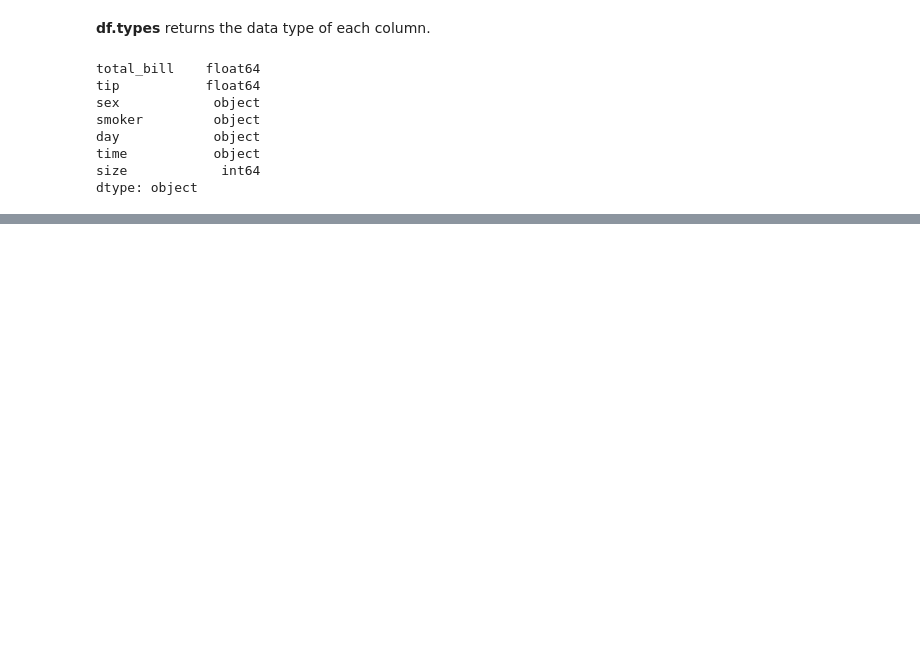
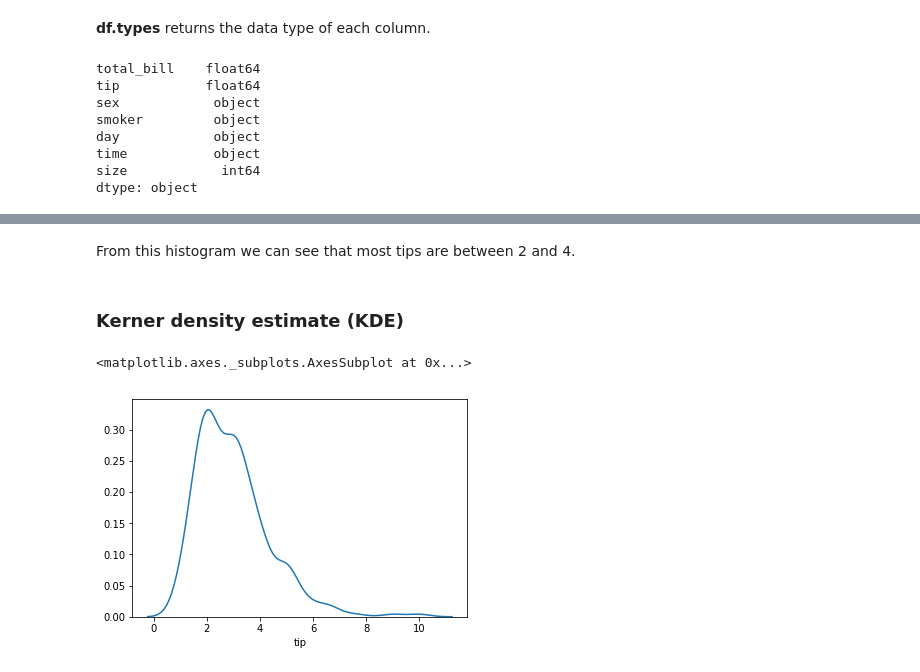
Before and after one commit to vukasm/project-2019-fundda, a Jupyter notebook: tips-dataset.ipynb, the cells around one changed output, grey strips where cells are left out. Drawn from its saved outputs; the diff is of its cells as text; code cells hidden in the pictures; blank space fills up the shorter version.

```diff
--- a/tips-dataset.ipynb
+++ b/tips-dataset.ipynb
@@ -59,0 +75,9 @@ dtype: object
+# %% [markdown]
+From this histogram we can see that most tips are between 2 and 4.
+# %% [markdown]
+### Kerner density estimate (KDE)
+# %%
+sns.distplot(df['tip'],hist=False)
+# %% [output]
+<matplotlib.axes._subplots.AxesSubplot at 0x...>
+[figure, added]
```
Also changed, not shown: parts of 13 cells of this notebook, 1 other file.
